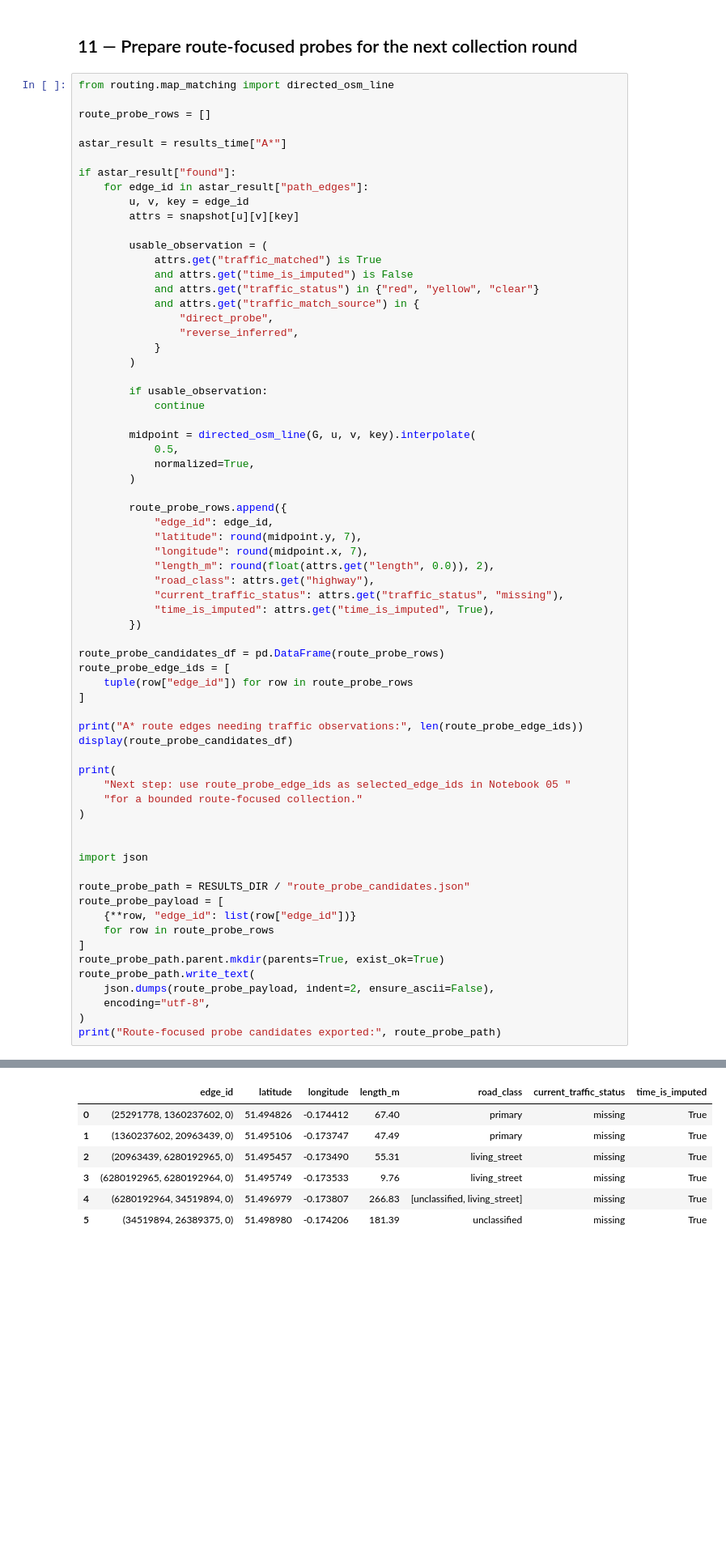
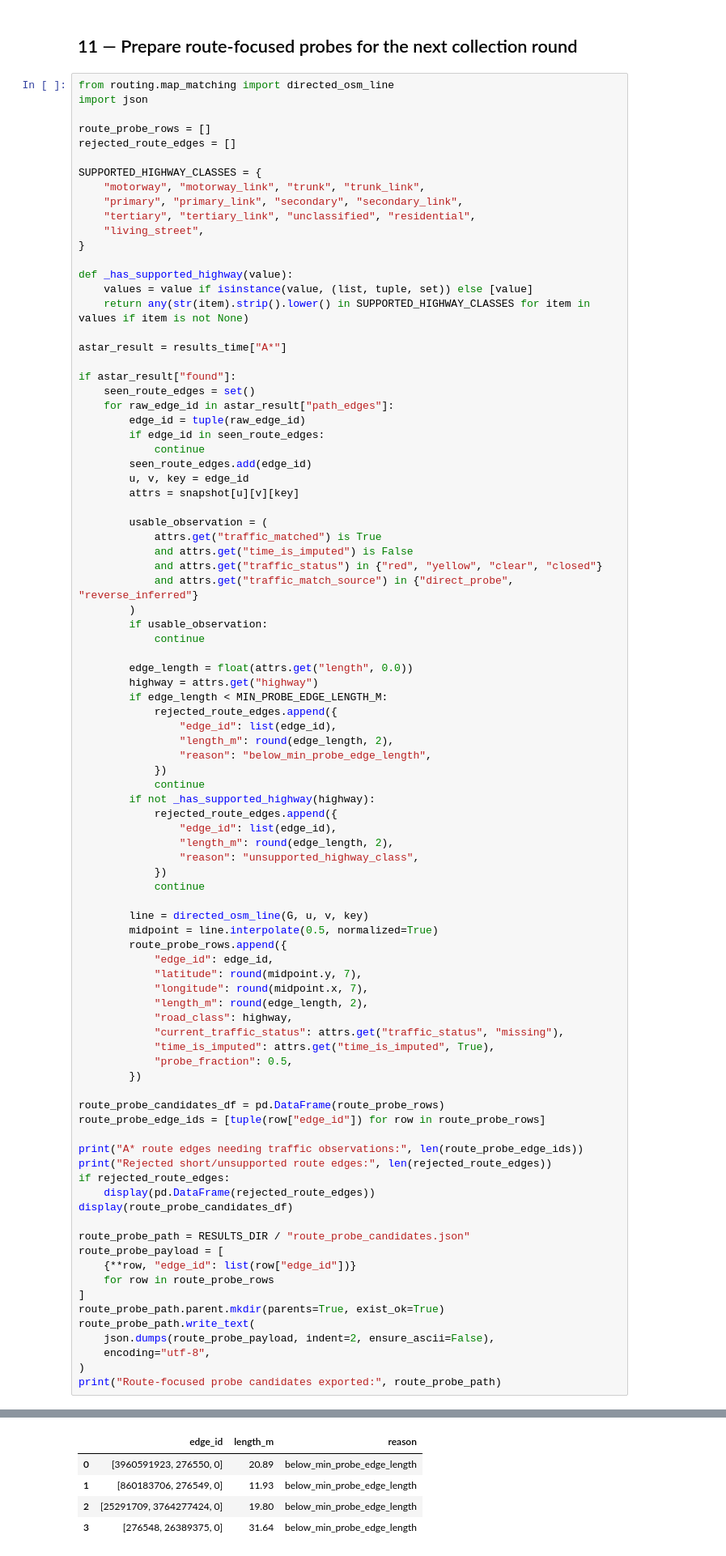
Before and after one commit to Aihan-2005/AiWithPython, a Jupyter notebook: AiLeason/notebooks/06_search_algorithms.ipynb, the cells around one changed output, grey strips where cells are left out. Shown at 81% size. Drawn from its saved outputs; the diff is of its cells as text; blank space fills up the shorter version.

```diff
--- a/AiLeason/notebooks/06_search_algorithms.ipynb
+++ b/AiLeason/notebooks/06_search_algorithms.ipynb
@@ -473,59 +483,81 @@ else:
 ## 11 — Prepare route-focused probes for the next collection round
 # %%
 from routing.map_matching import directed_osm_line
+import json
 
 route_probe_rows = []
+rejected_route_edges = []
+
+SUPPORTED_HIGHWAY_CLASSES = {
+    "motorway", "motorway_link", "trunk", "trunk_link",
+    "primary", "primary_link", "secondary", "secondary_link",
+    "tertiary", "tertiary_link", "unclassified", "residential",
+    "living_street",
+}
+
+def _has_supported_highway(value):
+    values = value if isinstance(value, (list, tuple, set)) else [value]
+    return any(str(item).strip().lower() in SUPPORTED_HIGHWAY_CLASSES for item in values if item is not None)
 
 astar_result = results_time["A*"]
 
 if astar_result["found"]:
-    for edge_id in astar_result["path_edges"]:
+    seen_route_edges = set()
+    for raw_edge_id in astar_result["path_edges"]:
+        edge_id = tuple(raw_edge_id)
+        if edge_id in seen_route_edges:
+            continue
+        seen_route_edges.add(edge_id)
         u, v, key = edge_id
         attrs = snapshot[u][v][key]
 
         usable_observation = (
             attrs.get("traffic_matched") is True
             and attrs.get("time_is_imputed") is False
-            and attrs.get("traffic_status") in {"red", "yellow", "clear"}
-            and attrs.get("traffic_match_source") in {
-                "direct_probe",
-                "reverse_inferred",
-            }
+            and attrs.get("traffic_status") in {"red", "yellow", "clear", "closed"}
+            and attrs.get("traffic_match_source") in {"direct_probe", "reverse_inferred"}
         )
-
         if usable_observation:
             continue
 
-        midpoint = directed_osm_line(G, u, v, key).interpolate(
-            0.5,
-            normalized=True,
-        )
+        edge_length = float(attrs.get("length", 0.0))
+        highway = attrs.get("highway")
+        if edge_length < MIN_PROBE_EDGE_LENGTH_M:
+            rejected_route_edges.append({
+                "edge_id": list(edge_id),
+                "length_m": round(edge_length, 2),
+                "reason": "below_min_probe_edge_length",
+            })
+            continue
+        if not _has_supported_highway(highway):
+            rejected_route_edges.append({
+                "edge_id": list(edge_id),
+                "length_m": round(edge_length, 2),
+                "reason": "unsupported_highway_class",
+            })
+            continue
 
+        line = directed_osm_line(G, u, v, key)
+        midpoint = line.interpolate(0.5, normalized=True)
         route_probe_rows.append({
             "edge_id": edge_id,
             "latitude": round(midpoint.y, 7),
             "longitude": round(midpoint.x, 7),
-            "length_m": round(float(attrs.get("length", 0.0)), 2),
-            "road_class": attrs.get("highway"),
+            "length_m": round(edge_length, 2),
+            "road_class": highway,
             "current_traffic_status": attrs.get("traffic_status", "missing"),
             "time_is_imputed": attrs.get("time_is_imputed", True),
+            "probe_fraction": 0.5,
         })
 
 route_probe_candidates_df = pd.DataFrame(route_probe_rows)
-route_probe_edge_ids = [
-    tuple(row["edge_id"]) for row in route_probe_rows
-]
+route_probe_edge_ids = [tuple(row["edge_id"]) for row in route_probe_rows]
 
 print("A* route edges needing traffic observations:", len(route_probe_edge_ids))
+print("Rejected short/unsupported route edges:", len(rejected_route_edges))
+if rejected_route_edges:
+    display(pd.DataFrame(rejected_route_edges))
 display(route_probe_candidates_df)
-
-print(
-    "Next step: use route_probe_edge_ids as selected_edge_ids in Notebook 05 "
-    "for a bounded route-focused collection."
-)
-
-
-import json
 
 route_probe_path = RESULTS_DIR / "route_probe_candidates.json"
 route_probe_payload = [
@@ -543,7 +576,5 @@ A* route edges needing traffic observations: 6
-|  | edge_id | latitude | longitude | length_m | road_class | current_traffic_status | time_is_imputed |
-| 0 | (25291778, 1360237602, 0) | 51.494826 | -0.174412 | 67.40 | primary | missing | True |
-| 1 | (1360237602, 20963439, 0) | 51.495106 | -0.173747 | 47.49 | primary | missing | True |
-| 2 | (20963439, 6280192965, 0) | 51.495457 | -0.173490 | 55.31 | living_street | missing | True |
-| 3 | (6280192965, 6280192964, 0) | 51.495749 | -0.173533 | 9.76 | living_street | missing | True |
-| 4 | (6280192964, 34519894, 0) | 51.496979 | -0.173807 | 266.83 | [unclassified, living_street] | missing | True |
-| 5 | (34519894, 26389375, 0) | 51.498980 | -0.174206 | 181.39 | unclassified | missing | True |
+|  | edge_id | length_m | reason |
+| 0 | [3960591923, 276550, 0] | 20.89 | below_min_probe_edge_length |
+| 1 | [860183706, 276549, 0] | 11.93 | below_min_probe_edge_length |
+| 2 | [25291709, 3764277424, 0] | 19.80 | below_min_probe_edge_length |
+| 3 | [276548, 26389375, 0] | 31.64 | below_min_probe_edge_length |
```
Also changed, not shown: parts of 11 cells of this notebook, 9 other files.
